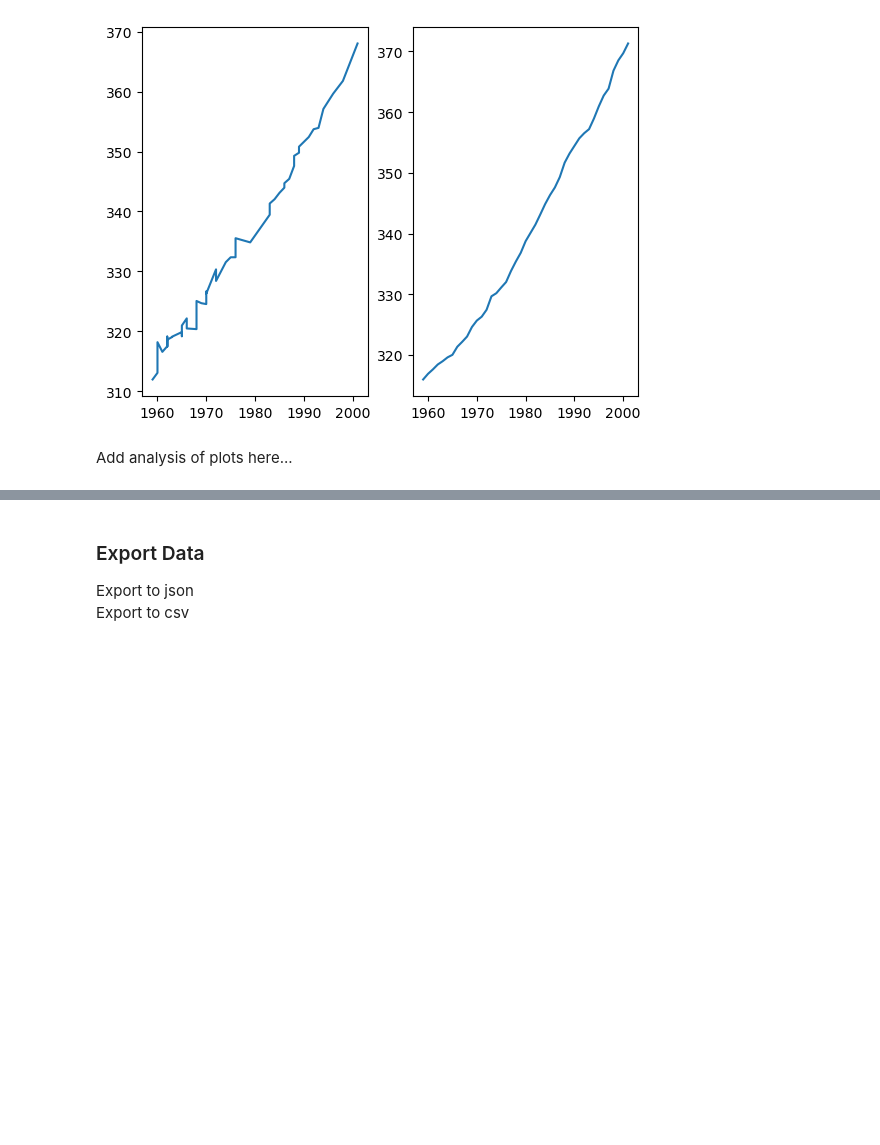
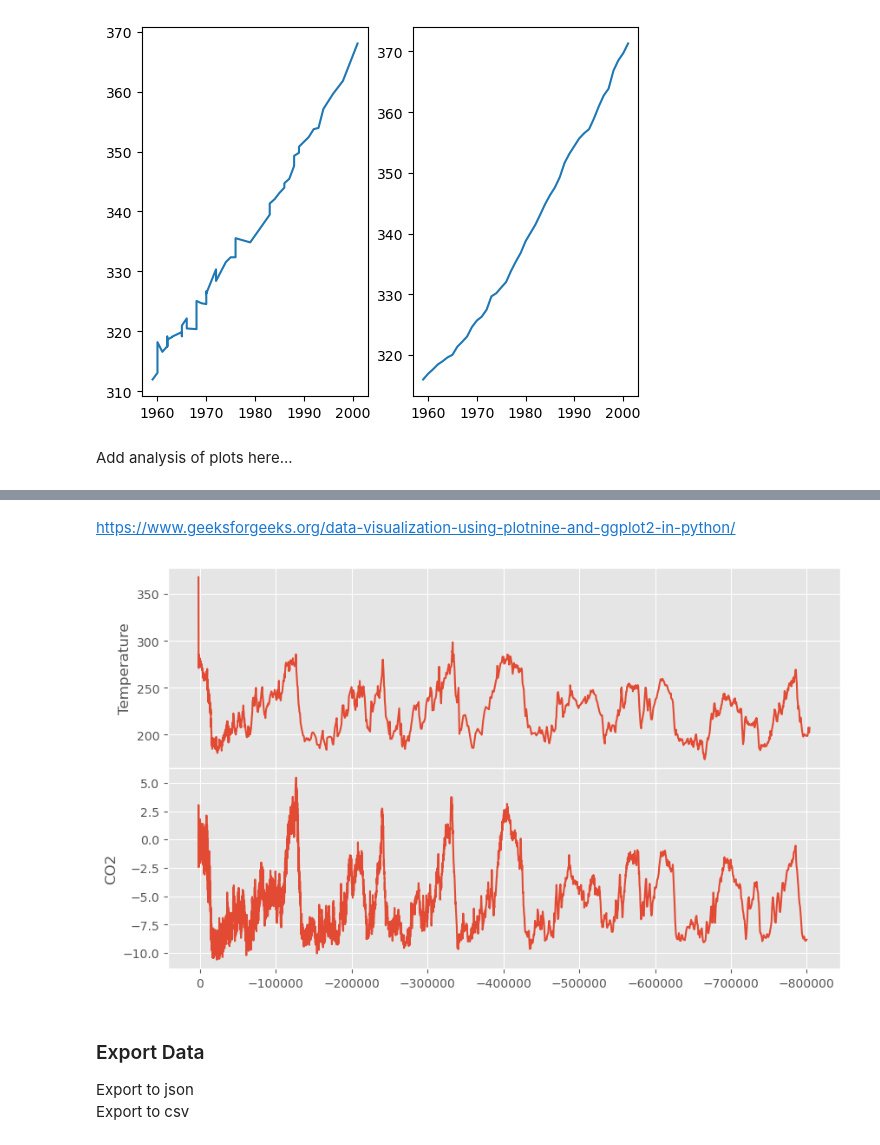
Before and after one commit to PeeBs68/prog_da_project2, a Jupyter notebook: project2.ipynb, the cells around one changed output, grey strips where cells are left out. Drawn from its saved outputs; the diff is of its cells as text; code cells hidden in the pictures; blank space fills up the shorter version.

```diff
--- a/project2.ipynb
+++ b/project2.ipynb
@@ -115,3 +167,18 @@ df = pd.read_excel(file_location,sheet_name='Sheet1', usecols="A,C,F")
+# %% [markdown]
+https://www.geeksforgeeks.org/data-visualization-using-plotnine-and-ggplot2-in-python/
+# %%
+plt.style.use('ggplot')
+fig, ax = plt.subplots(2,sharex=True,figsize=(10,6))
+ax[0].plot(ncei_df['date'],ncei_df['CO2'])
+ax[0].set_ylabel(r'Temperature')
+plt.gca().invert_xaxis()
+
+ax[1].plot(new_temp_df['date'],new_temp_df['Temp'])
+ax[1].set_ylabel(r'CO2')
+ax[0].set_xlabel('1000 years before present')
+fig.subplots_adjust(hspace=0)
+# %% [output]
+[figure, added]
 # %% [markdown]
 ### Export Data
 
```
Also changed, not shown: parts of 7 cells of this notebook.
